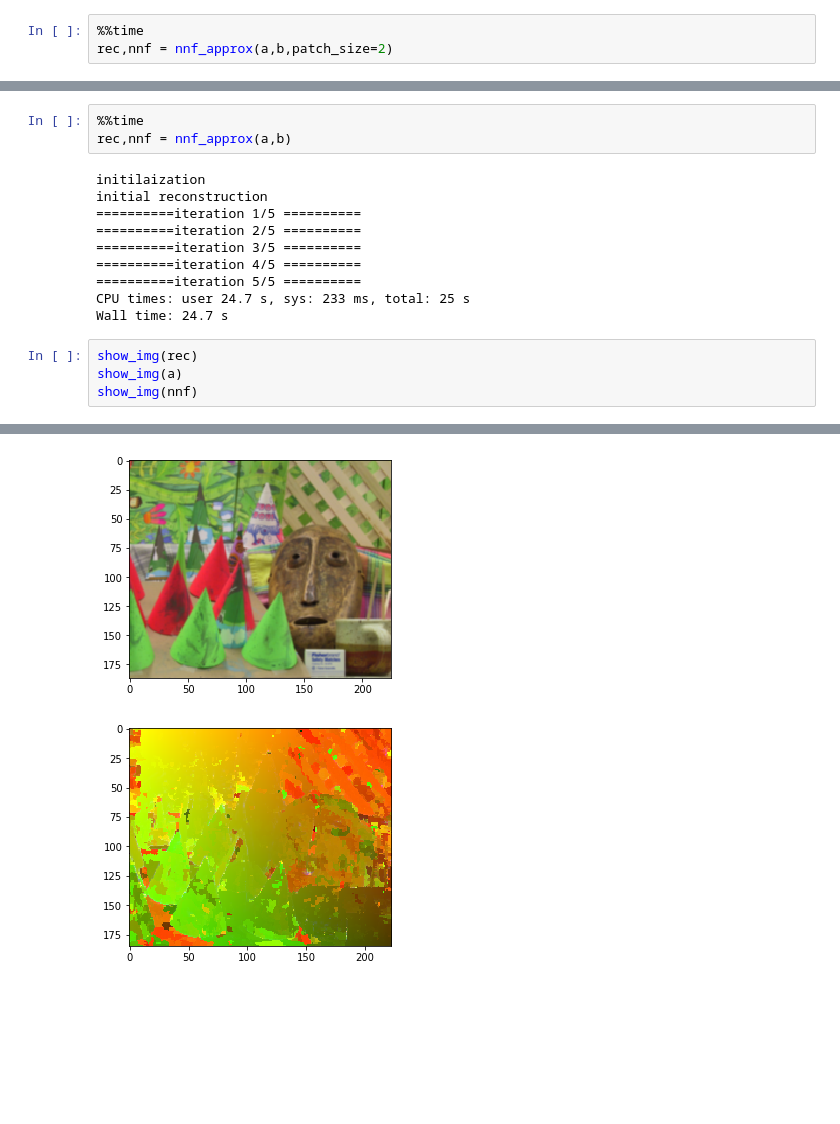
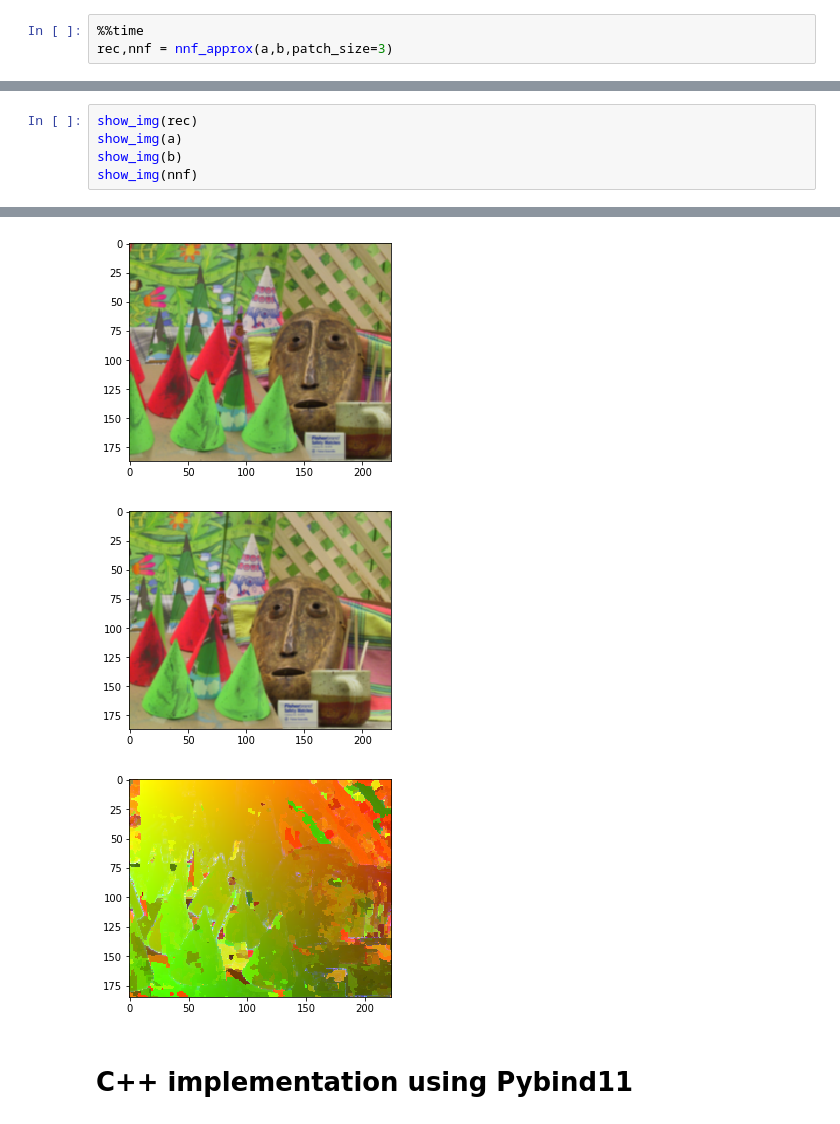
Before and after one commit to marioviti/PatchMatch, a Jupyter notebook: Notebook/PatchMatch.ipynb, the cells around one changed output, grey strips where cells are left out. Saved outputs shown, nothing was run; the diff lists cells and outputs as text; blank space fills up the shorter version.

```diff
--- a/Notebook/PatchMatch.ipynb
+++ b/Notebook/PatchMatch.ipynb
@@ -248,7 +246,7 @@ def reconstruction(A,B,nnf,patch_size):
     return reconsturcted/weights
 # %%
 %%time
-rec,nnf = nnf_approx(a,b,patch_size=2)
+rec,nnf = nnf_approx(a,b,patch_size=3)
 # %% [output]
 initilaization
 initial reconstruction
@@ -262,18 +260,6 @@ Wall time: 22.4 s
-# %%
-%%time
-rec,nnf = nnf_approx(a,b)
-# %% [output]
-initilaization
-initial reconstruction
-==========iteration 1/5 ==========
-==========iteration 2/5 ==========
-==========iteration 3/5 ==========
-==========iteration 4/5 ==========
-==========iteration 5/5 ==========
-CPU times: user 24.7 s, sys: 233 ms, total: 25 s
-Wall time: 24.7 s
 # %%
 show_img(rec)
 show_img(a)
+show_img(b)
 show_img(nnf)
 # %% [output]
@@ -281,2 +267,5 @@ show_img(nnf)
 [figure]
-[figure, old version]
+[figure, new version]
+[figure, added]
+# %% [markdown]
+# C++ implementation using Pybind11
```
Also changed, not shown: parts of 8 cells of this notebook, 2 other files.
